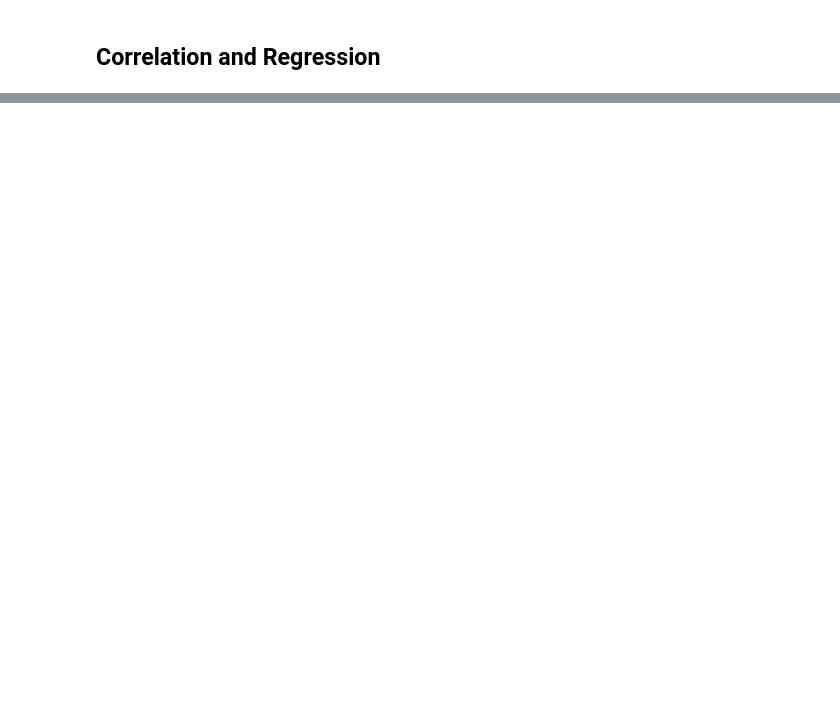
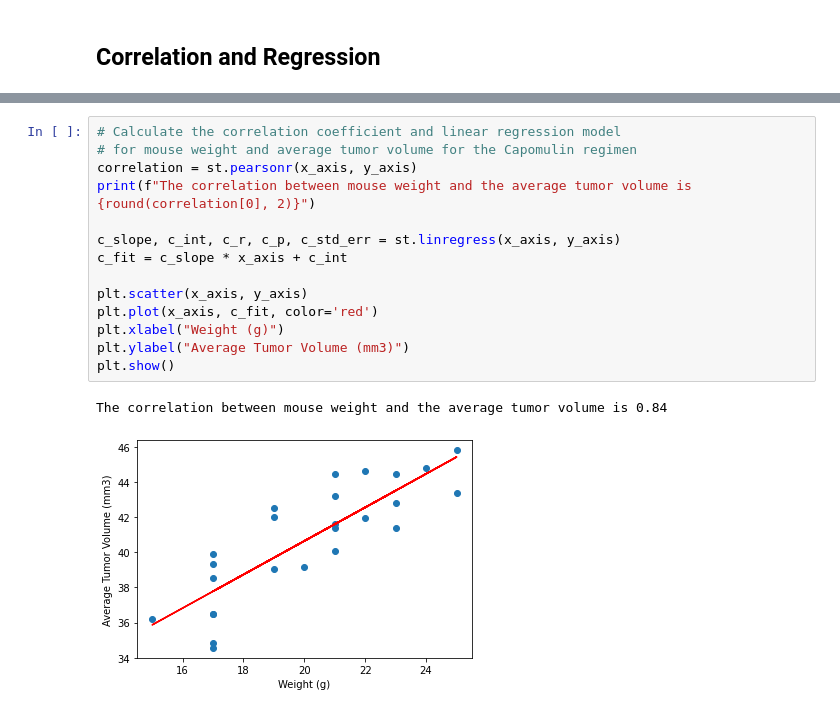
Before and after one commit to jakesb27/matplotlib-challenge, a Jupyter notebook: pymaceuticals.ipynb, the cells around one changed output, grey strips where cells are left out. Saved outputs shown, nothing was run; the diff lists cells and outputs as text; blank space fills up the shorter version.

```diff
--- a/pymaceuticals.ipynb
+++ b/pymaceuticals.ipynb
@@ -263,0 +291,17 @@ plt.show()
+# %%
+# Calculate the correlation coefficient and linear regression model
+# for mouse weight and average tumor volume for the Capomulin regimen
+correlation = st.pearsonr(x_axis, y_axis)
+print(f"The correlation between mouse weight and the average tumor volume is {round(correlation[0], 2)}")
+
+c_slope, c_int, c_r, c_p, c_std_err = st.linregress(x_axis, y_axis)
+c_fit = c_slope * x_axis + c_int
+
+plt.scatter(x_axis, y_axis)
+plt.plot(x_axis, c_fit, color='red')
+plt.xlabel("Weight (g)")
+plt.ylabel("Average Tumor Volume (mm3)")
+plt.show()
+# %% [output]
+The correlation between mouse weight and the average tumor volume is 0.84
+[figure, added]
```
Also changed, not shown: parts of 4 cells of this notebook, 2 other files.
